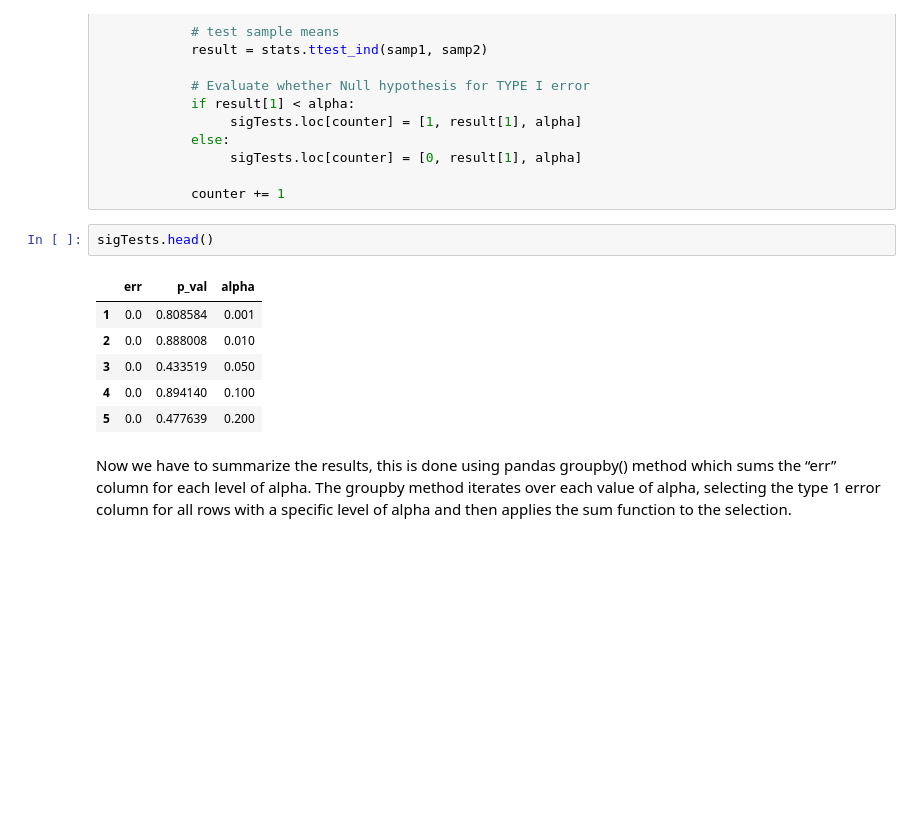
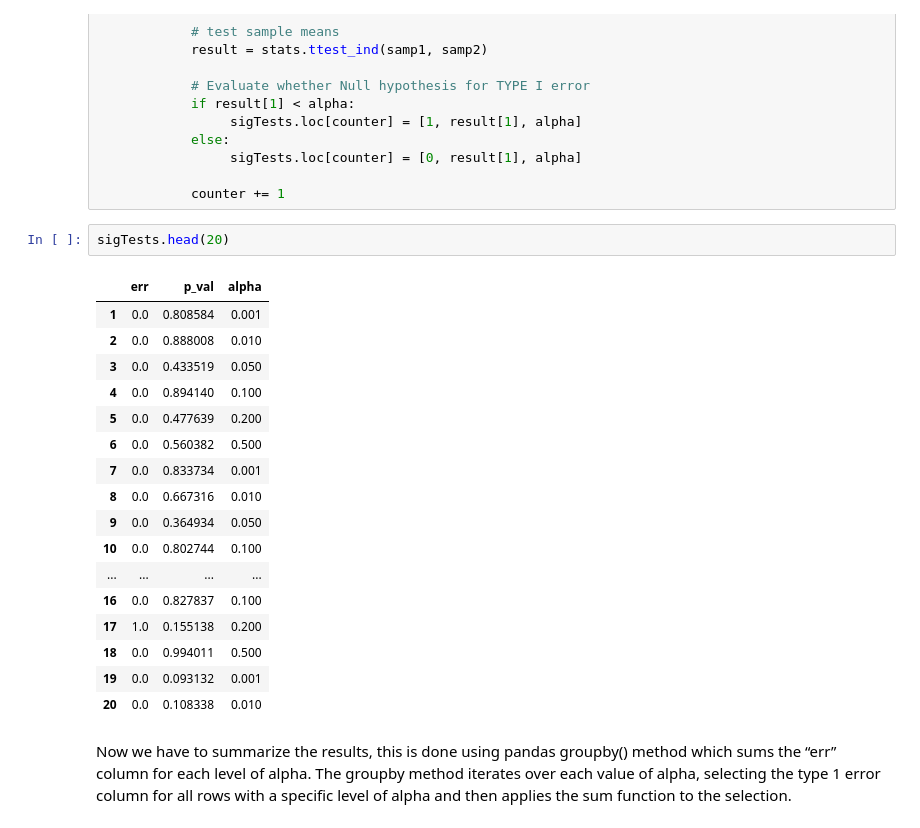
Before and after one commit to tzulungs/dsc-2-20-11type-1-and-type-2-errors-lab-nyc-ds-career-012819, a Jupyter notebook: index.ipynb, the cells around one changed output. Cells and saved outputs as stored; diff of their text form; blank space fills up the shorter version.

```diff
--- a/index.ipynb
+++ b/index.ipynb
@@ -142,14 +142,25 @@ for i in range(1,numTests+1):
 
             counter += 1
 # %%
-sigTests.head()
+sigTests.head(20)
 # %% [output]
 |  | err | p_val | alpha |
 | 1 | 0.0 | 0.808584 | 0.001 |
 | 2 | 0.0 | 0.888008 | 0.010 |
 | 3 | 0.0 | 0.433519 | 0.050 |
 | 4 | 0.0 | 0.894140 | 0.100 |
 | 5 | 0.0 | 0.477639 | 0.200 |
+| 6 | 0.0 | 0.560382 | 0.500 |
+| 7 | 0.0 | 0.833734 | 0.001 |
+| 8 | 0.0 | 0.667316 | 0.010 |
+| 9 | 0.0 | 0.364934 | 0.050 |
+| 10 | 0.0 | 0.802744 | 0.100 |
+| ... | ... | ... | ... |
+| 16 | 0.0 | 0.827837 | 0.100 |
+| 17 | 1.0 | 0.155138 | 0.200 |
+| 18 | 0.0 | 0.994011 | 0.500 |
+| 19 | 0.0 | 0.093132 | 0.001 |
+| 20 | 0.0 | 0.108338 | 0.010 |
 # %% [markdown]
 Now we have to summarize the results, this is done using pandas groupby() method which sums the “err” column for each level of alpha. The groupby method iterates over each value of alpha, selecting the type 1 error column for all rows with a specific level of alpha and then applies the sum function to the selection.
 # %%
```
